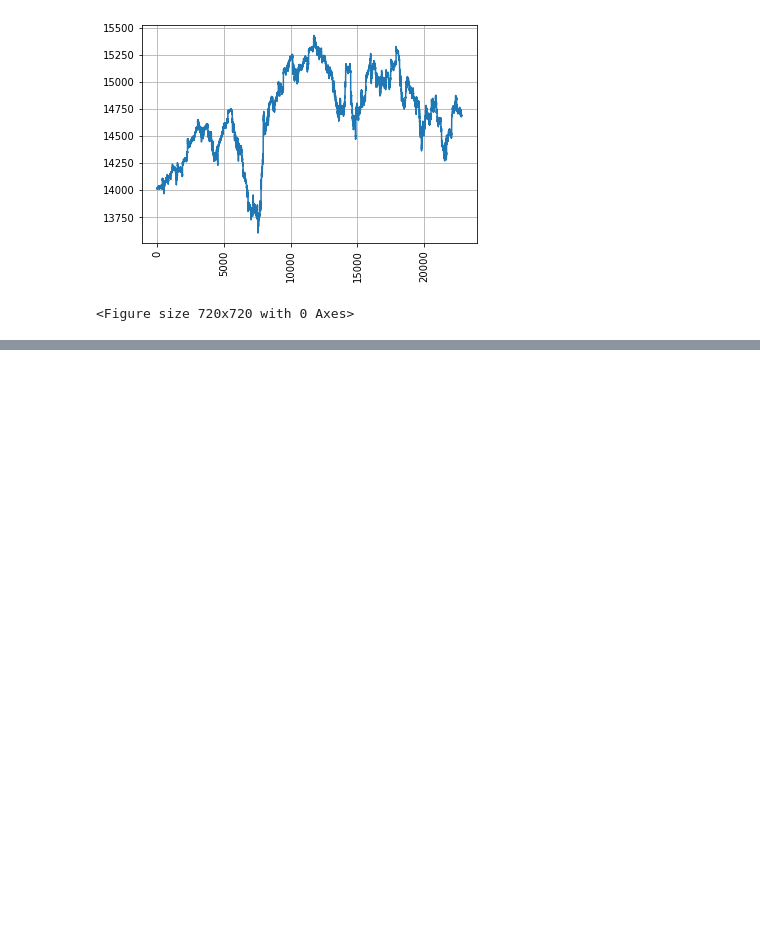
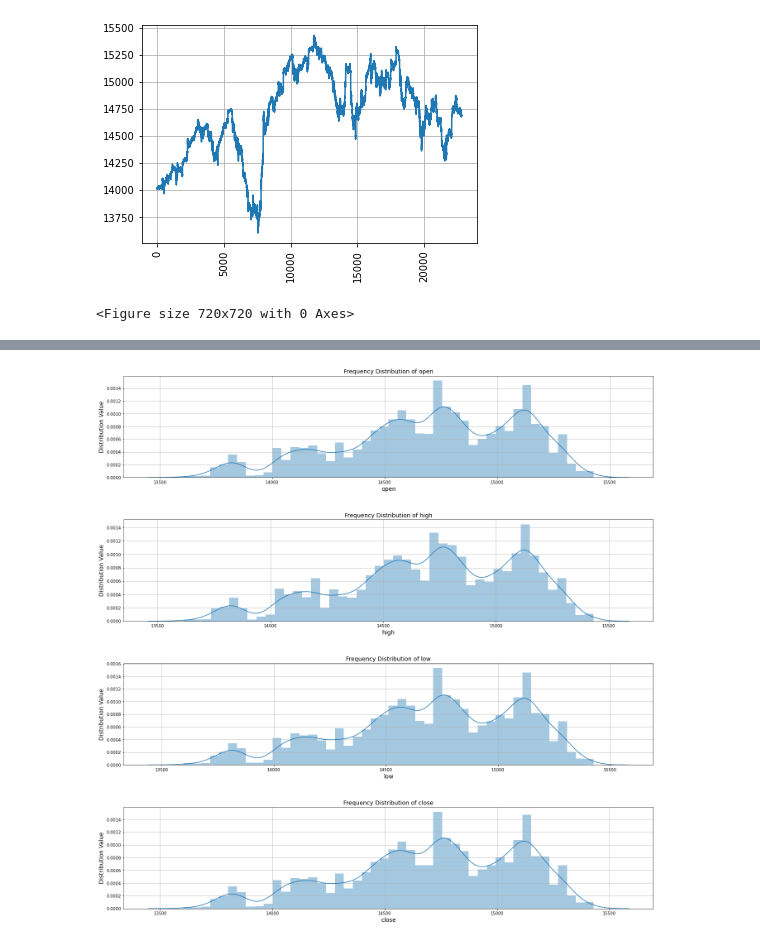
Before and after one commit to Akshay777asi/Data-Cleaning, a Jupyter notebook: Techno-Project-EDA-FOR-DATAFRAME.ipynb, the cells around one changed output, grey strips where cells are left out. Cells and saved outputs as stored; diff of their text form; code cells hidden in the pictures; blank space fills up the shorter version.

```diff
--- a/Techno-Project-EDA-FOR-DATAFRAME.ipynb
+++ b/Techno-Project-EDA-FOR-DATAFRAME.ipynb
@@ -312,0 +317,14 @@ plt.show()
+# %%
+Column_List = ['open', 'high', 'low', 'close'] #We don't want to check other columns
+
+fig, ax = plt.subplots(len(Column_List), figsize = (20, 20))
+
+for i, col_list in enumerate(Column_List):
+    sns.distplot(df[col_list], hist = True, ax = ax[i])
+    ax[i].set_title ("Frequency Distribution of " + col_list, fontsize = 14)
+    ax[i].set_xlabel (col_list, fontsize = 14)
+    ax[i].set_ylabel ('Distribution Value', fontsize = 14)
+    ax[i].grid('on')
+    fig.tight_layout (pad = 5)
+# %% [output]
+[figure, added]
```
Also changed, not shown: parts of 6 cells of this notebook.
